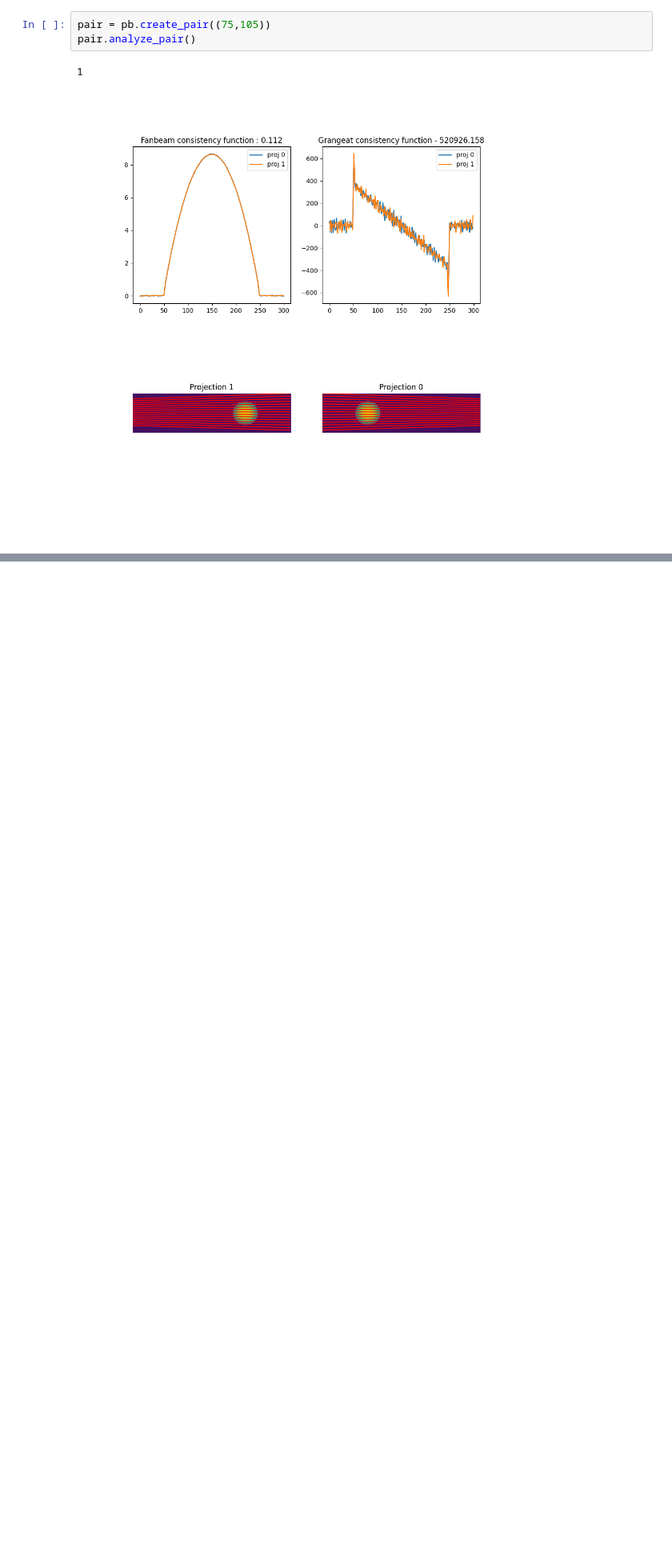
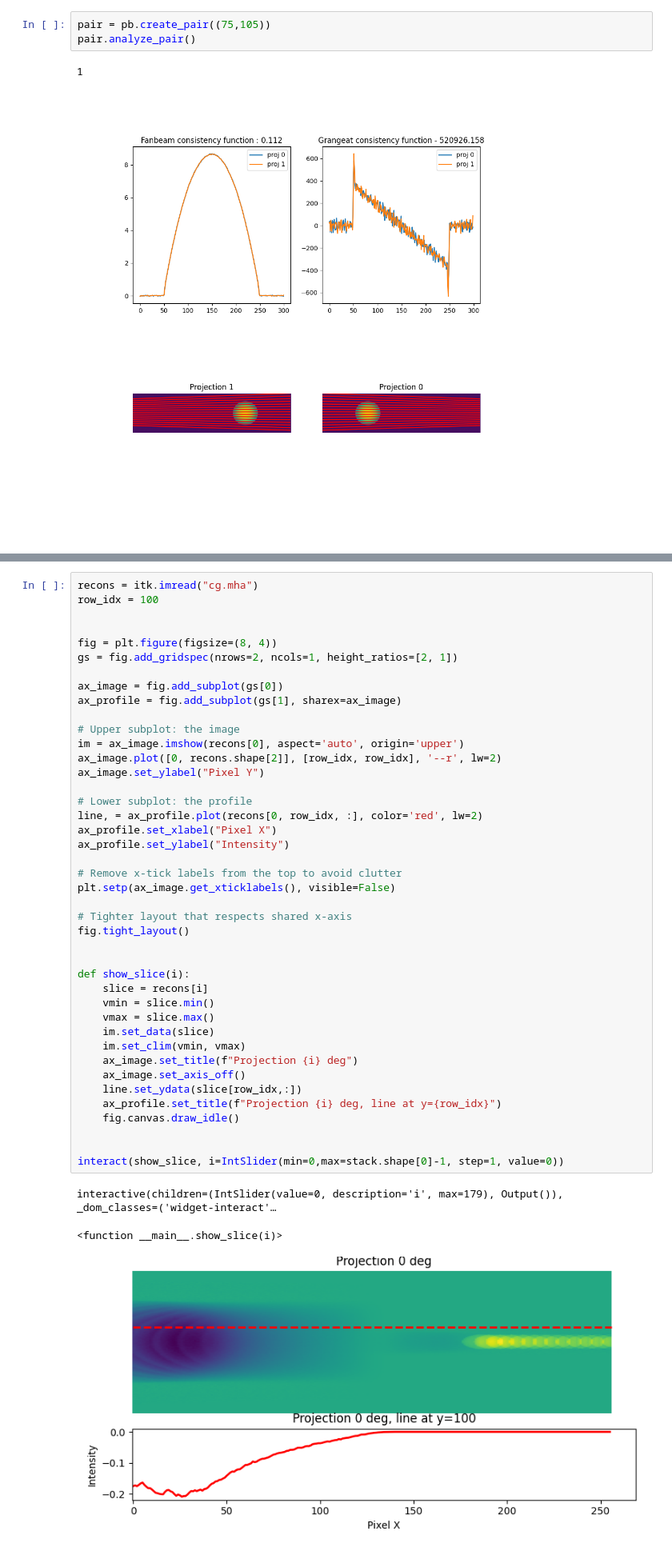
Before and after one commit to lesaintjerome/spie2026, a Jupyter notebook: spie2026-paper/visualize.ipynb, the cells around one changed output, grey strips where cells are left out. Shown at 80% size. Drawn from its saved outputs; the diff is of its cells as text; blank space fills up the shorter version.

```diff
--- a/spie2026-paper/visualize.ipynb
+++ b/spie2026-paper/visualize.ipynb
@@ -452,0 +460,46 @@ THere must be something wrong in what I claimed in the previous cell (both proje
+# %%
+recons = itk.imread("cg.mha")
+row_idx = 100
+
+
+fig = plt.figure(figsize=(8, 4))
+gs = fig.add_gridspec(nrows=2, ncols=1, height_ratios=[2, 1])
+
+ax_image = fig.add_subplot(gs[0])
+ax_profile = fig.add_subplot(gs[1], sharex=ax_image)
+
+# Upper subplot: the image
+im = ax_image.imshow(recons[0], aspect='auto', origin='upper')
+ax_image.plot([0, recons.shape[2]], [row_idx, row_idx], '--r', lw=2)
+ax_image.set_ylabel("Pixel Y")
+
+# Lower subplot: the profile
+line, = ax_profile.plot(recons[0, row_idx, :], color='red', lw=2)
+ax_profile.set_xlabel("Pixel X")
+ax_profile.set_ylabel("Intensity")
+
+# Remove x-tick labels from the top to avoid clutter
+plt.setp(ax_image.get_xticklabels(), visible=False)
+
+# Tighter layout that respects shared x-axis
+fig.tight_layout()
+
+
+def show_slice(i):
+    slice = recons[i]
+    vmin = slice.min()
+    vmax = slice.max()
+    im.set_data(slice)
+    im.set_clim(vmin, vmax)
+    ax_image.set_title(f"Projection {i} deg")
+    ax_image.set_axis_off()
+    line.set_ydata(slice[row_idx,:])
+    ax_profile.set_title(f"Projection {i} deg, line at y={row_idx}")
+    fig.canvas.draw_idle()
+
+
+interact(show_slice, i=IntSlider(min=0,max=stack.shape[0]-1, step=1, value=0))
+# %% [output]
+interactive(children=(IntSlider(value=0, description='i', max=179), Output()), _dom_classes=('widget-interact'…
+<function __main__.show_slice(i)>
+[figure, added]
```
Also changed, not shown: parts of 6 cells of this notebook, 4 other files.
